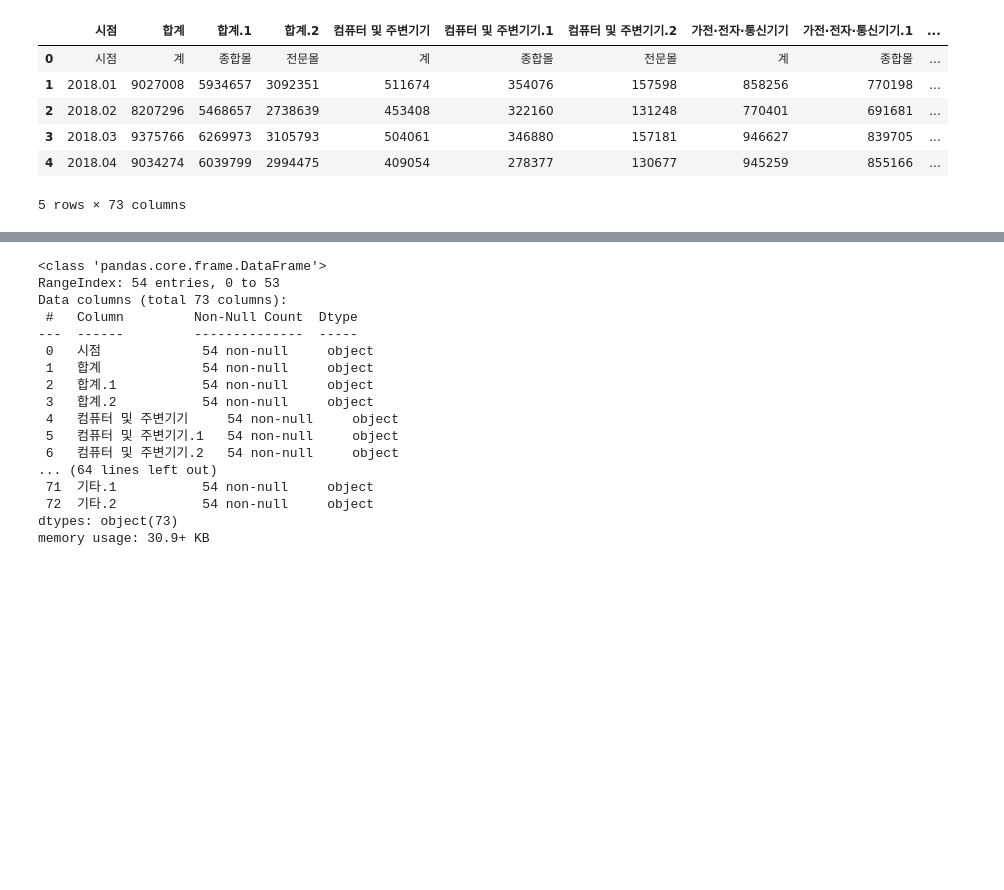
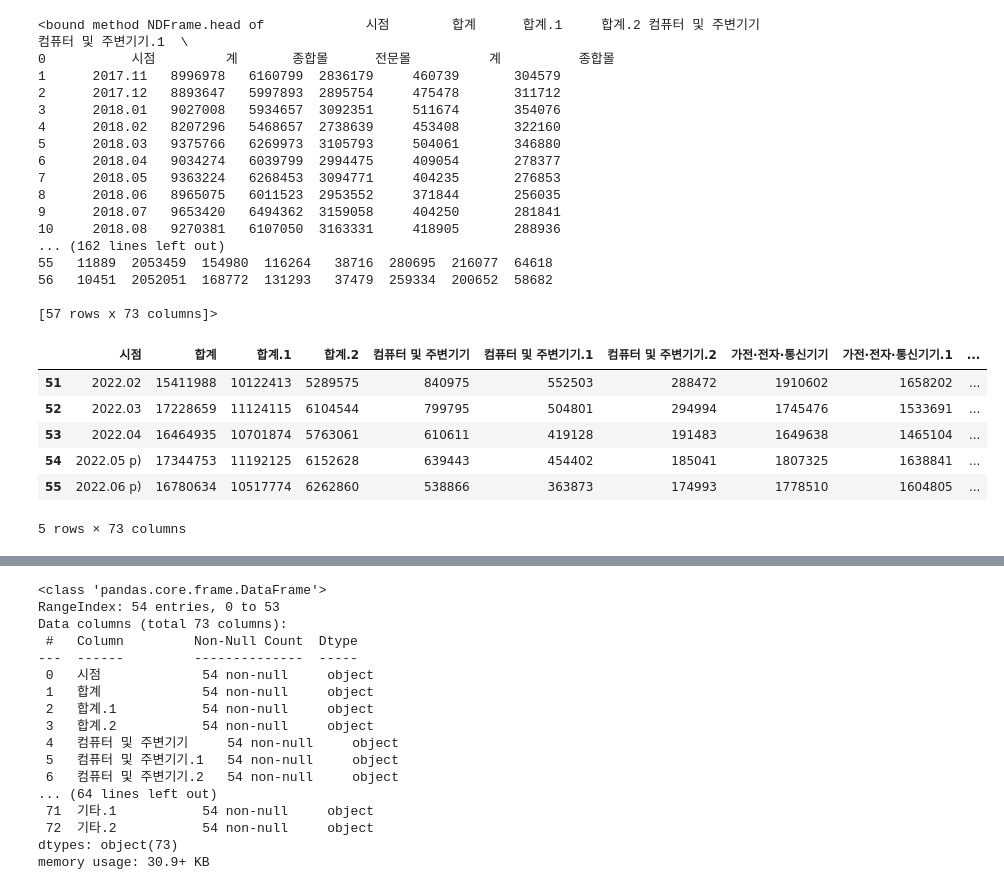
Before and after one commit to jkim0313/project1_dajopay, a Jupyter notebook: preprocess.ipynb, the cells around one changed output, grey strips where cells are left out. Drawn from its saved outputs; the diff is of its cells as text; code cells hidden in the pictures; blank space fills up the shorter version.

```diff
--- a/preprocess.ipynb
+++ b/preprocess.ipynb
@@ -2,17 +2,37 @@
 import pandas as pd
 
 # csv파일 불러오기
-df = pd.read_csv('./data/온라인쇼핑몰_취급상품범위별_상품군별거래액_20220804175111.csv', encoding='CP949')
+df = pd.read_csv('./data/온라인쇼핑몰_취급상품범위별_상품군별거래액_20220808154741.csv', encoding='CP949')
 
-df.head()
+df.head
 # %% [output]
-|  | 시점 | 합계 | 합계.1 | 합계.2 | 컴퓨터 및 주변기기 | 컴퓨터 및 주변기기.1 | 컴퓨터 및 주변기기.2 | 가전·전자·통신기기 | 가전·전자·통신기기.1 | ... |
-| 0 | 시점 | 계 | 종합몰 | 전문몰 | 계 | 종합몰 | 전문몰 | 계 | 종합몰 | ... |
-| 1 | 2018.01 | 9027008 | 5934657 | 3092351 | 511674 | 354076 | 157598 | 858256 | 770198 | ... |
-| 2 | 2018.02 | 8207296 | 5468657 | 2738639 | 453408 | 322160 | 131248 | 770401 | 691681 | ... |
-| 3 | 2018.03 | 9375766 | 6269973 | 3105793 | 504061 | 346880 | 157181 | 946627 | 839705 | ... |
-| 4 | 2018.04 | 9034274 | 6039799 | 2994475 | 409054 | 278377 | 130677 | 945259 | 855166 | ... |
-5 rows × 73 columns
+<bound method NDFrame.head of             시점        합계      합계.1     합계.2 컴퓨터 및 주변기기 컴퓨터 및 주변기기.1  \
+0           시점         계       종합몰      전문몰          계          종합몰
+1      2017.11   8996978   6160799  2836179     460739       304579
+2      2017.12   8893647   5997893  2895754     475478       311712
+3      2018.01   9027008   5934657  3092351     511674       354076
+4      2018.02   8207296   5468657  2738639     453408       322160
+5      2018.03   9375766   6269973  3105793     504061       346880
+6      2018.04   9034274   6039799  2994475     409054       278377
+7      2018.05   9363224   6268453  3094771     404235       276853
+8      2018.06   8965075   6011523  2953552     371844       256035
+9      2018.07   9653420   6494362  3159058     404250       281841
+10     2018.08   9270381   6107050  3163331     418905       288936
+... (162 lines left out)
+55   11889  2053459  154980  116264   38716  280695  216077  64618
+56   10451  2052051  168772  131293   37479  259334  200652  58682
+
+[57 rows x 73 columns]>
+# %%
+df.tail()
+# %% [output]
+|  | 시점 | 합계 | 합계.1 | 합계.2 | 컴퓨터 및 주변기기 | 컴퓨터 및 주변기기.1 | 컴퓨터 및 주변기기.2 | 가전·전자·통신기기 | 가전·전자·통신기기.1 | ... |
+| 51 | 2022.02 | 15411988 | 10122413 | 5289575 | 840975 | 552503 | 288472 | 1910602 | 1658202 | ... |
+| 52 | 2022.03 | 17228659 | 11124115 | 6104544 | 799795 | 504801 | 294994 | 1745476 | 1533691 | ... |
+| 53 | 2022.04 | 16464935 | 10701874 | 5763061 | 610611 | 419128 | 191483 | 1649638 | 1465104 | ... |
+| 54 | 2022.05 p) | 17344753 | 11192125 | 6152628 | 639443 | 454402 | 185041 | 1807325 | 1638841 | ... |
+| 55 | 2022.06 p) | 16780634 | 10517774 | 6262860 | 538866 | 363873 | 174993 | 1778510 | 1604805 | ... |
+5 rows × 73 columns
 # %%
 # 불필요 인덱스 제거
 
```
Also changed, not shown: parts of 6 cells of this notebook.
